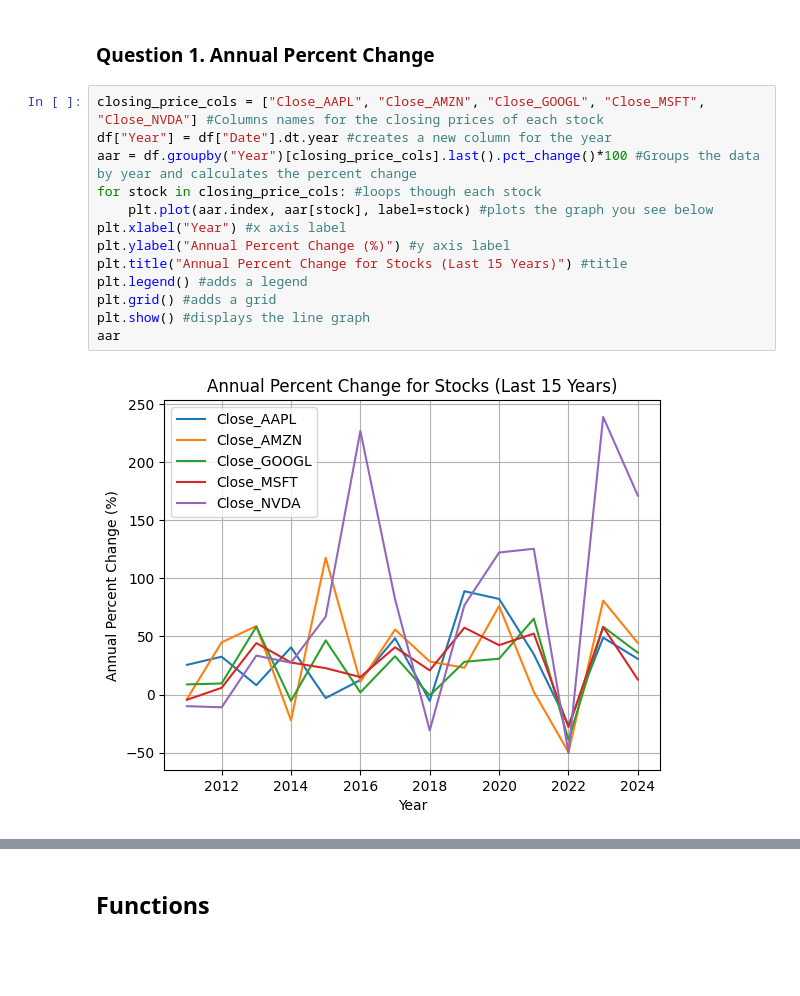
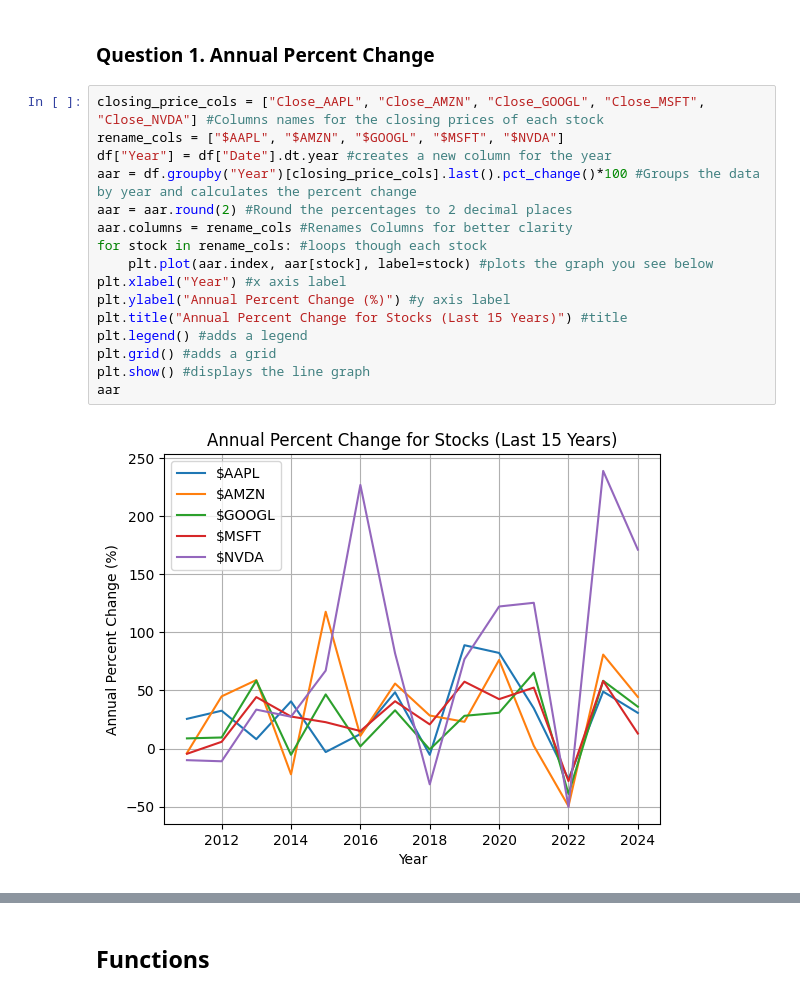
Before and after one commit to StevenKubecka/IS-2053-001-Project, a Jupyter notebook: Project.ipynb, the cells around one changed output, grey strips where cells are left out. Drawn from its saved outputs; the diff is of its cells as text; blank space fills up the shorter version.

```diff
--- a/Project.ipynb
+++ b/Project.ipynb
@@ -26,16 +26,19 @@ df.head()
 ### Question 1. Annual Percent Change
 # %%
 closing_price_cols = ["Close_AAPL", "Close_AMZN", "Close_GOOGL", "Close_MSFT", "Close_NVDA"] #Columns names for the closing prices of each stock
+rename_cols = ["$AAPL", "$AMZN", "$GOOGL", "$MSFT", "$NVDA"]
 df["Year"] = df["Date"].dt.year #creates a new column for the year
 aar = df.groupby("Year")[closing_price_cols].last().pct_change()*100 #Groups the data by year and calculates the percent change
-for stock in closing_price_cols: #loops though each stock
+aar = aar.round(2) #Round the percentages to 2 decimal places
+aar.columns = rename_cols #Renames Columns for better clarity
+for stock in rename_cols: #loops though each stock
     plt.plot(aar.index, aar[stock], label=stock) #plots the graph you see below
 plt.xlabel("Year") #x axis label
 plt.ylabel("Annual Percent Change (%)") #y axis label
 plt.title("Annual Percent Change for Stocks (Last 15 Years)") #title
 plt.legend() #adds a legend
 plt.grid() #adds a grid
 plt.show() #displays the line graph
 aar
 # %% [output]
-[figure, old version]
+[figure, new version]
```
Also changed, not shown: parts of 1 cell of this notebook.
